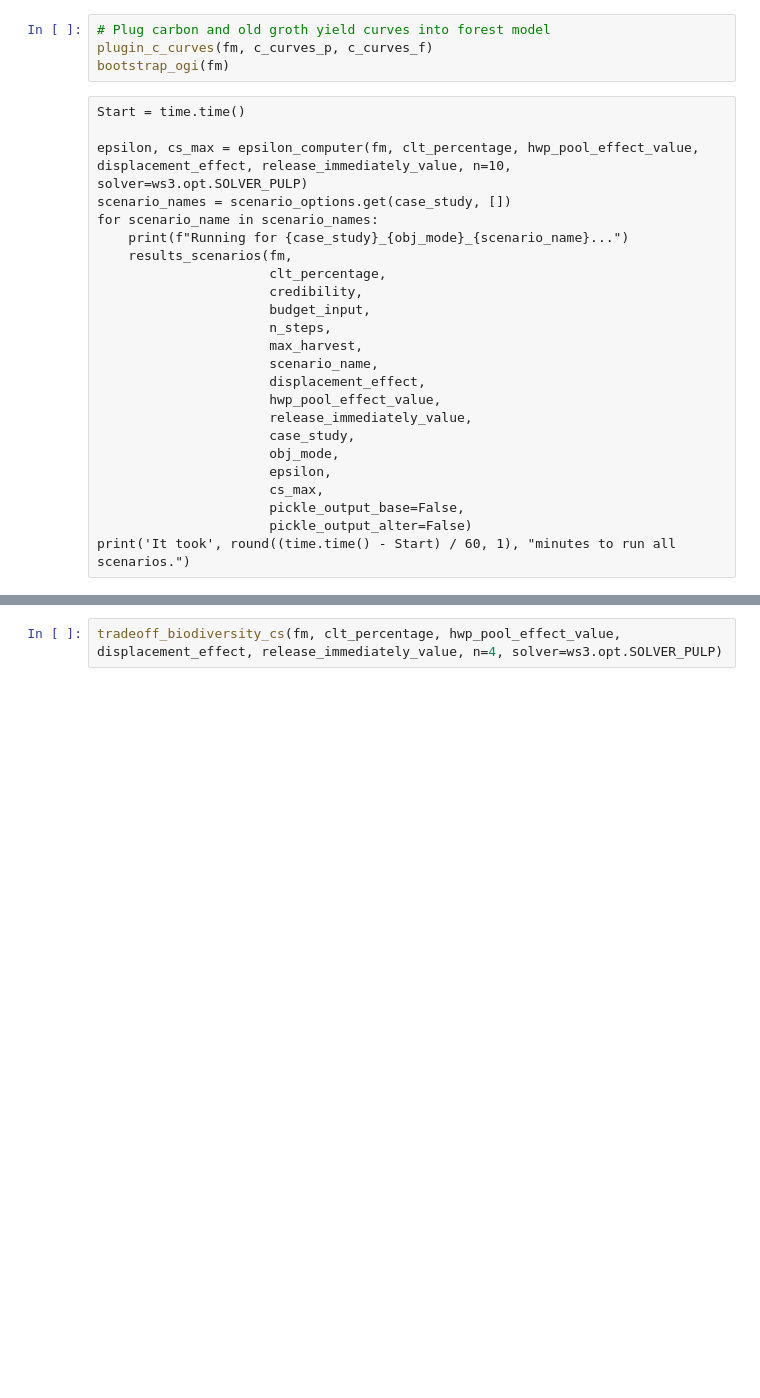
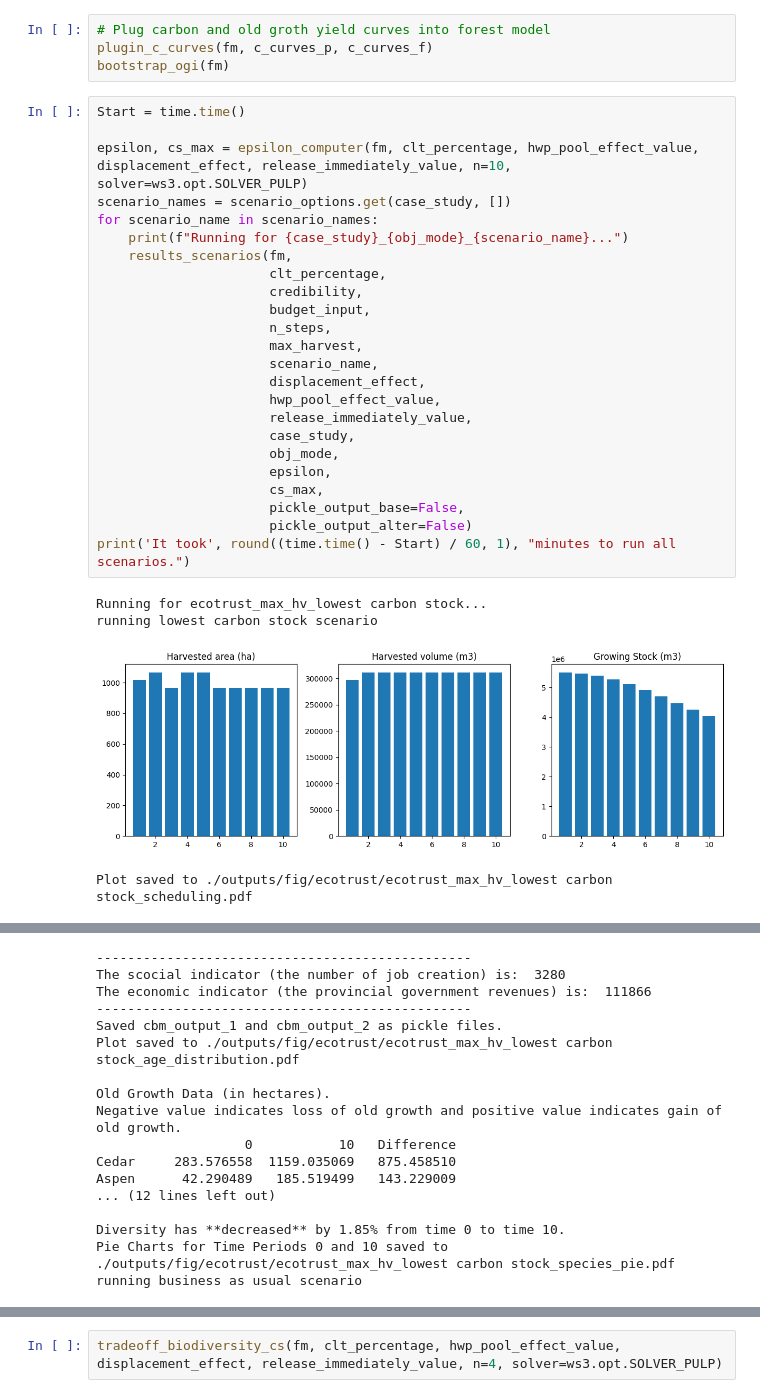
Before and after one commit to UBC-FRESH/ecotrust-dss, a Jupyter notebook: dss_build_scenarios_loop.ipynb, the cells around one changed output, grey strips where cells are left out. Drawn from its saved outputs; the diff is of its cells as text; blank space fills up the shorter version.

```diff
--- a/dss_build_scenarios_loop.ipynb
+++ b/dss_build_scenarios_loop.ipynb
@@ -447,27 +447,32 @@ c_curves_f.loc[c_curves_f.index.get_level_values('timestep') == 0] = c_curves_f.
 # Plug carbon and old groth yield curves into forest model
 plugin_c_curves(fm, c_curves_p, c_curves_f)
 bootstrap_ogi(fm)
-# %% [raw]
-Start = time.time()
-
-epsilon, cs_max = epsilon_computer(fm, clt_percentage, hwp_pool_effect_value, displacement_effect, release_immediately_value, n=10, solver=ws3.opt.SOLVER_PULP)
-scenario_names = scenario_options.get(case_study, [])
-for scenario_name in scenario_names:
-    print(f"Running for {case_study}_{obj_mode}_{scenario_name}...")
-    results_scenarios(fm,
-                      clt_percentage,
-                      credibility,
-                      budget_input,
-                      n_steps,
-                      max_harvest,
-                      scenario_name,
-                      displacement_effect,
-                      hwp_pool_effect_value,
-                      release_immediately_value,
-                      case_study,
-                      obj_mode,
-                      epsilon,
-                      cs_max,
-                      pickle_output_base=False,
-                      pickle_output_alter=False)
-print('It took', round((time.time() - Start) / 60, 1), "minutes to run all scenarios.")
+# %%
+Start = time.time()
+
+epsilon, cs_max = epsilon_computer(fm, clt_percentage, hwp_pool_effect_value, displacement_effect, release_immediately_value, n=10, solver=ws3.opt.SOLVER_PULP)
+scenario_names = scenario_options.get(case_study, [])
+for scenario_name in scenario_names:
+    print(f"Running for {case_study}_{obj_mode}_{scenario_name}...")
+    results_scenarios(fm,
+                      clt_percentage,
+                      credibility,
+                      budget_input,
+                      n_steps,
+                      max_harvest,
+                      scenario_name,
+                      displacement_effect,
+                      hwp_pool_effect_value,
+                      release_immediately_value,
+                      case_study,
+                      obj_mode,
+                      epsilon,
+                      cs_max,
+                      pickle_output_base=False,
+                      pickle_output_alter=False)
+print('It took', round((time.time() - Start) / 60, 1), "minutes to run all scenarios.")
+# %% [output]
+Running for ecotrust_max_hv_lowest carbon stock...
+running lowest carbon stock scenario
+[figure, added]
+Plot saved to ./outputs/fig/ecotrust/ecotrust_max_hv_lowest carbon stock_scheduling.pdf
@@ -473,0 +480,17 @@ print('It took', round((time.time() - Start) / 60, 1), "minutes to run all scena
+------------------------------------------------
+The scocial indicator (the number of job creation) is:  3280
+The economic indicator (the provincial government revenues) is:  111866
+------------------------------------------------
+Saved cbm_output_1 and cbm_output_2 as pickle files.
+Plot saved to ./outputs/fig/ecotrust/ecotrust_max_hv_lowest carbon stock_age_distribution.pdf
+
+Old Growth Data (in hectares).
+Negative value indicates loss of old growth and positive value indicates gain of old growth.
+                   0           10   Difference
+Cedar     283.576558  1159.035069   875.458510
+Aspen      42.290489   185.519499   143.229009
+... (12 lines left out)
+
+Diversity has **decreased** by 1.85% from time 0 to time 10.
+Pie Charts for Time Periods 0 and 10 saved to ./outputs/fig/ecotrust/ecotrust_max_hv_lowest carbon stock_species_pie.pdf
+running business as usual scenario
```
Also changed, not shown: parts of 2 cells of this notebook, 2 other files.
